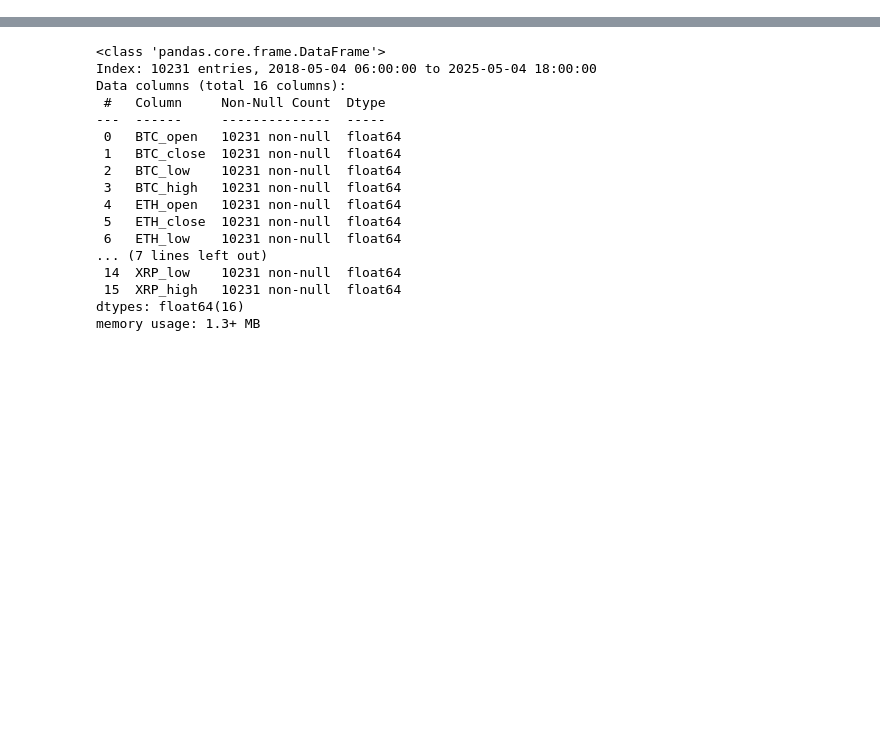
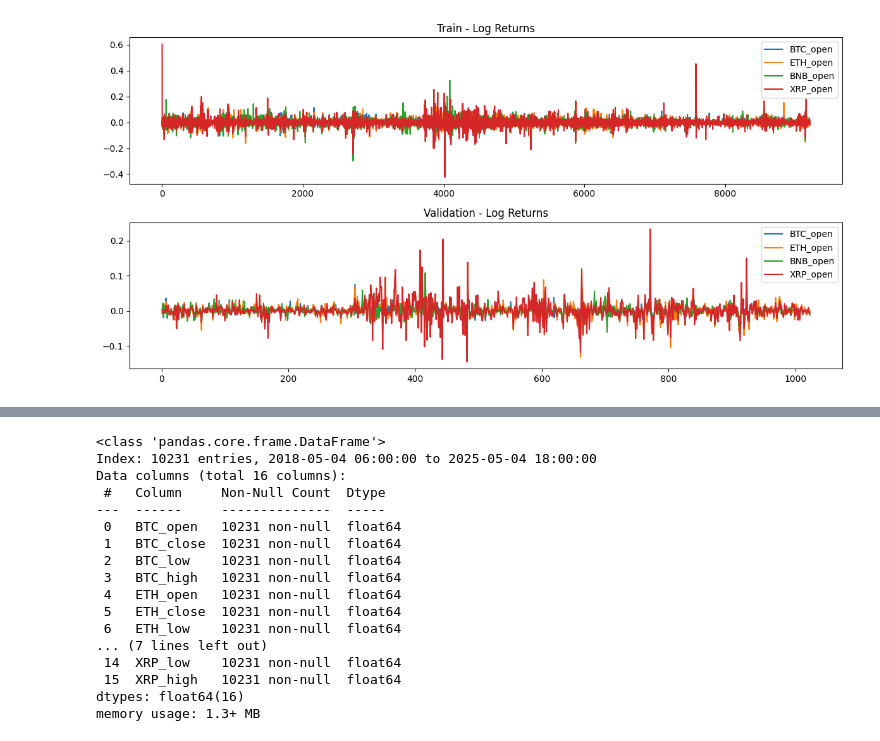
Before and after one commit to mericdemirors/CrossCurrencyPrediction, a Jupyter notebook: 04_data_cleaning.ipynb, the cells around one changed output, grey strips where cells are left out. Saved outputs shown, nothing was run; the diff lists cells and outputs as text; code cells hidden in the pictures; blank space fills up the shorter version.

```diff
--- a/04_data_cleaning.ipynb
+++ b/04_data_cleaning.ipynb
@@ -0,0 +92,45 @@
+# %%
+import numpy as np
+import pandas as pd
+import matplotlib.pyplot as plt
+
+# --- Step 1: Read train & validation CSV ---
+train_csv = "data/BTC_ETH_BNB_XRP_6h_shared_train.csv"
+val_csv = "data/BTC_ETH_BNB_XRP_6h_shared_val.csv"
+
+train_df = pd.read_csv(train_csv, index_col = "open_time").reset_index()
+val_df = pd.read_csv(val_csv, index_col = "open_time").reset_index()
+train_df = train_df.drop('open_time', axis=1)
+val_df = val_df.drop('open_time', axis=1)
+
+# --- Step 2: Compute log returns for train ---
+train_log = np.log(train_df + 1e-8)  # avoid log(0)
+train_returns = train_log.diff().dropna()
+
+# --- Step 3: Compute log returns for validation ---
+val_log = np.log(val_df + 1e-8)
+val_returns = val_log.diff().dropna()
+
+# --- Step 4: Plot open columns ---
+open_cols = ["BTC_open", "ETH_open", "BNB_open", "XRP_open"]
+
+plt.figure(figsize=(12, 6))
+
+# Train subplot
+plt.subplot(2, 1, 1)
+for col in open_cols:
+    plt.plot(train_returns[col], label=col)
+plt.title("Train - Log Returns")
+plt.legend()
+
+# Validation subplot
+plt.subplot(2, 1, 2)
+for col in open_cols:
+    plt.plot(val_returns[col], label=col)
+plt.title("Validation - Log Returns")
+plt.legend()
+
+plt.tight_layout()
+plt.show()
+# %% [output]
+[figure, added]
```
Also changed, not shown: parts of 3 cells of this notebook, 1 other file.
